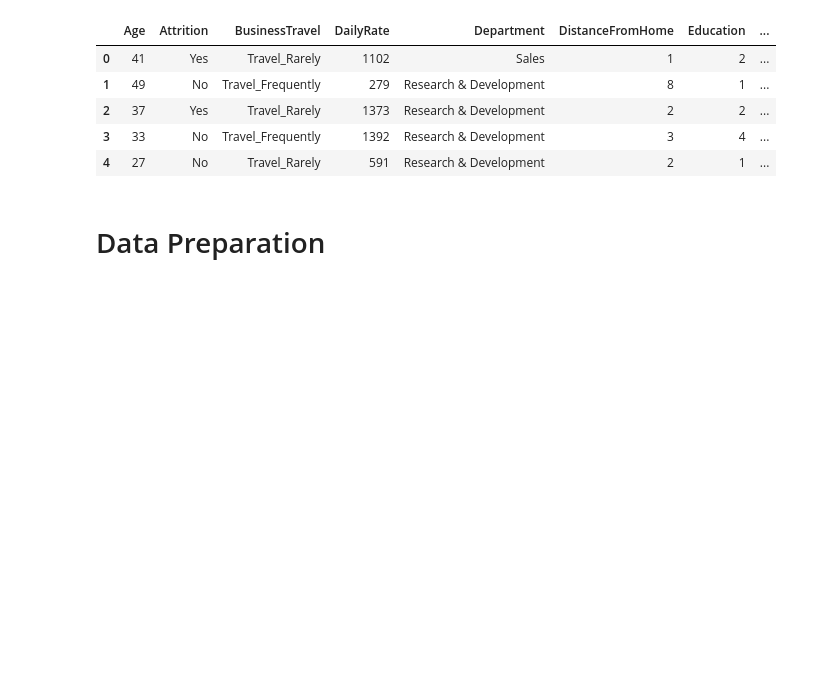
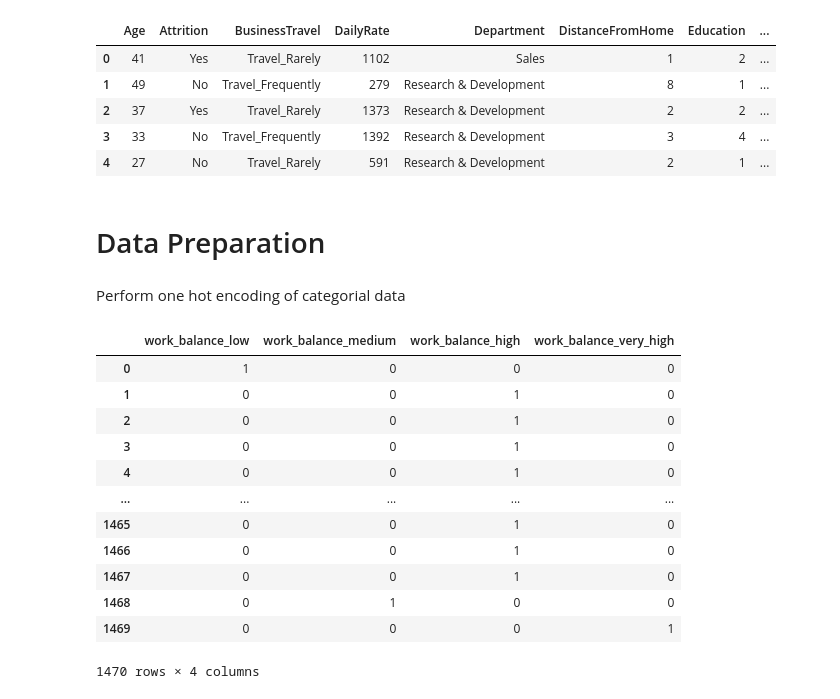
Before and after one commit to CSML1000-Winter2021-GroupA/human-resources, a Jupyter notebook: notebook.ipynb, the cells around one changed output. Cells and saved outputs as stored; diff of their text form; code cells hidden in the pictures; blank space fills up the shorter version.

Commit message:
Added dummies

```diff
--- a/notebook.ipynb
+++ b/notebook.ipynb
@@ -48,3 +48,37 @@ hr_df.head()
 | 4 | 27 | No | Travel_Rarely | 591 | Research & Development | 2 | 1 | ... |
 # %% [markdown]
 # Data Preparation
+# %% [markdown]
+Perform one hot encoding of categorial data
+# %%
+travel_dummies = pd.get_dummies(hr_df['BusinessTravel']).rename(columns={'Non-Travel': 'does_no_travel', 'Travel_Frequently': 'does_travel_frequently', 'Travel_Rarely': 'does_travel_rarely'})
+department_dummies = pd.get_dummies(hr_df['Department']).rename(columns={'Human Resources': 'works_in_hr', 'Research & Development': 'works_in_rnd', 'Sales': 'works_in_sales'})
+education_dummies = pd.get_dummies(hr_df['Education']).rename(columns={1: 'is_below_college', 2: 'is_college', 3: 'is_bachelor', 4: 'is_master', 5: 'is_doctor'})
+education_field_dummies = pd.get_dummies(hr_df['EducationField']).rename(columns={'Human Resources': 'is_edu_hr', 'Life Sciences': 'is_edu_life_sciences', 'Marketing': 'is_edu_marketing', 'Medical': 'is_edu_medical', 'Other': 'is_edu_other', 'Technical Degree': 'is_edu_tech_degree'})
+environ_satisfaction_dummies = pd.get_dummies(hr_df['EnvironmentSatisfaction']).rename(columns={1: 'is_environ_satify_low', 2: 'is_environ_satify_medium', 3: 'is_environ_satify_high', 4: 'is_environ_satify_very_high'})
+gender_dummies = pd.get_dummies(hr_df['Gender']).rename(columns={'Female': 'is_female', 'Male': 'is_male'})
+job_involve_dummies = pd.get_dummies(hr_df['JobInvolvement']).rename(columns={1: 'is_job_involve_low', 2: 'is_job_involve_medium', 3: 'is_job_involve_high', 4: 'is_job_involve_very_high'})
+job_level_dummies = pd.get_dummies(hr_df['JobLevel']).rename(columns={1: 'is_job_level_low', 2: 'is_job_level_medium', 3: 'is_job_level_high', 4: 'is_job_level_very_high'})
+job_role_dummies = pd.get_dummies(hr_df['JobRole']).rename(columns={'Healthcare Representative': 'is_job_healthcare_rep', 'Human Resources': 'is_job_hr', 'Laboratory Technician': 'is_job_lab_tech', 'Manager': 'is_job_manager', 'Manufacturing Director': 'is_job_manu_director', 'Research Director': 'is_job_research_director', 'Research Scientist': 'is_job_research_scientist', 'Sales Executive': 'is_job_sales_exec', 'Sales Representative': 'is_job_sales_rep'})
+job_satify_dummies = pd.get_dummies(hr_df['JobSatisfaction']).rename(columns={1: 'is_job_satisfy_low', 2: 'is_job_satisfy_medium', 3: 'is_job_satisfy_high', 4: 'is_job_satisfy_very_high'})
+marital_dummies = pd.get_dummies(hr_df['MaritalStatus']).rename(columns={'Divorced': 'is_divorced', 'Married': 'is_married', 'Single': 'is_single'})
+overtime_dummies = pd.get_dummies(hr_df['OverTime']).rename(columns={'Yes': 'has_overtime', 'No': 'has_no_overtime'})
+performance_dummies = pd.get_dummies(hr_df['PerformanceRating']).rename(columns={1: 'performance_low', 2: 'performance_good', 3: 'performance_excellent', 4: 'performance_outstanding'})
+relationship_satisfy_dummies = pd.get_dummies(hr_df['RelationshipSatisfaction']).rename(columns={1: 'is_relationship_satisy_low', 2: 'is_relationship_satisy_medium', 3: 'is_relationship_satisy_high', 4: 'is_relationship_satisy_very_high'})
+stock_option_dummies = pd.get_dummies(hr_df['StockOptionLevel']).rename(columns={0: 'stock_option_none', 1: 'stock_option_low', 2: 'stock_option_medium', 3: 'stock_option_high'})
+work_balance_dummies = pd.get_dummies(hr_df['WorkLifeBalance']).rename(columns={1: 'work_balance_low', 2: 'work_balance_medium', 3: 'work_balance_high', 4: 'work_balance_very_high'})
+work_balance_dummies
+# %% [output]
+|  | work_balance_low | work_balance_medium | work_balance_high | work_balance_very_high |
+| 0 | 1 | 0 | 0 | 0 |
+| 1 | 0 | 0 | 1 | 0 |
+| 2 | 0 | 0 | 1 | 0 |
+| 3 | 0 | 0 | 1 | 0 |
+| 4 | 0 | 0 | 1 | 0 |
+| ... | ... | ... | ... | ... |
+| 1465 | 0 | 0 | 1 | 0 |
+| 1466 | 0 | 0 | 1 | 0 |
+| 1467 | 0 | 0 | 1 | 0 |
+| 1468 | 0 | 1 | 0 | 0 |
+| 1469 | 0 | 0 | 0 | 1 |
+1470 rows × 4 columns
```
